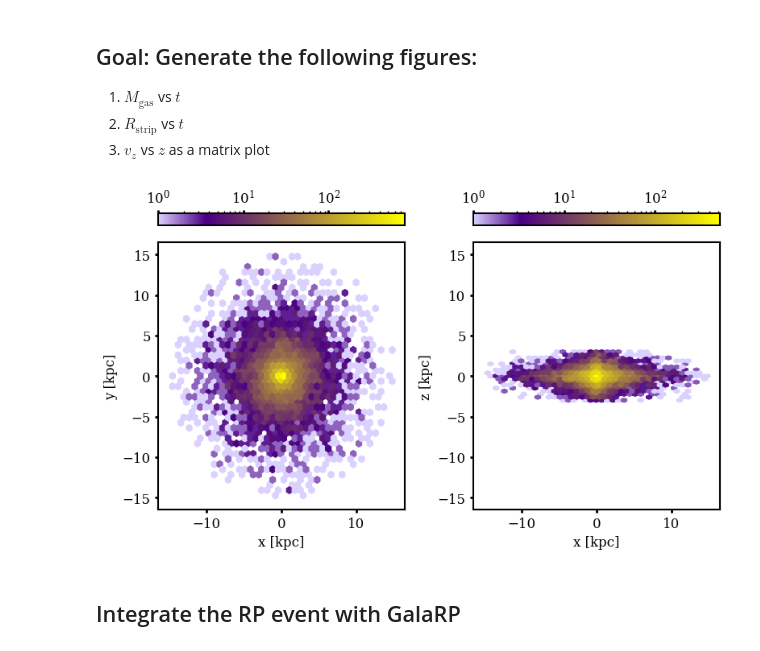
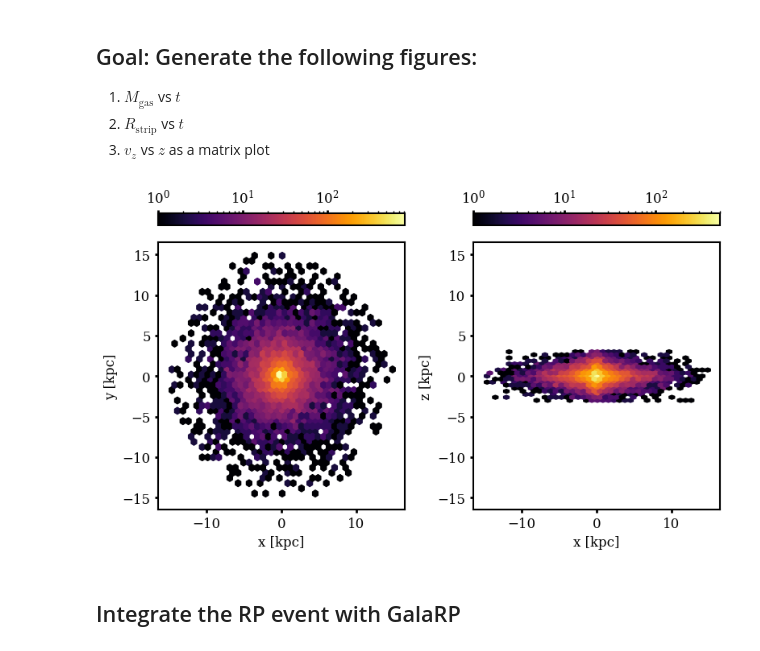
Before and after one commit to HSouch/galarp, a Jupyter notebook: paper/1-2-Zhu2023Duplicate.ipynb, the cells around one changed output. Saved outputs shown, nothing was run; the diff lists cells and outputs as text; code cells hidden in the pictures.

```diff
--- a/paper/1-2-Zhu2023Duplicate.ipynb
+++ b/paper/1-2-Zhu2023Duplicate.ipynb
@@ -47,11 +54,11 @@ pp.save_positions("temp/positions.npy")
 # #                                                outname="temp/positions.npy")
 
 # particles.generate(mass_profile=mass_profile, positions="temp/positions.npy")
-# %%
-
-particles.plot_density(cmap=cmap)
-# %% [output]
-[figure, removed]
+# %%
+
+particles.particles.plot_positions()
+# %% [output]
+[figure, added]
 # %%
 inc = 45
 
```
Also changed, not shown: parts of 4 cells of this notebook.
